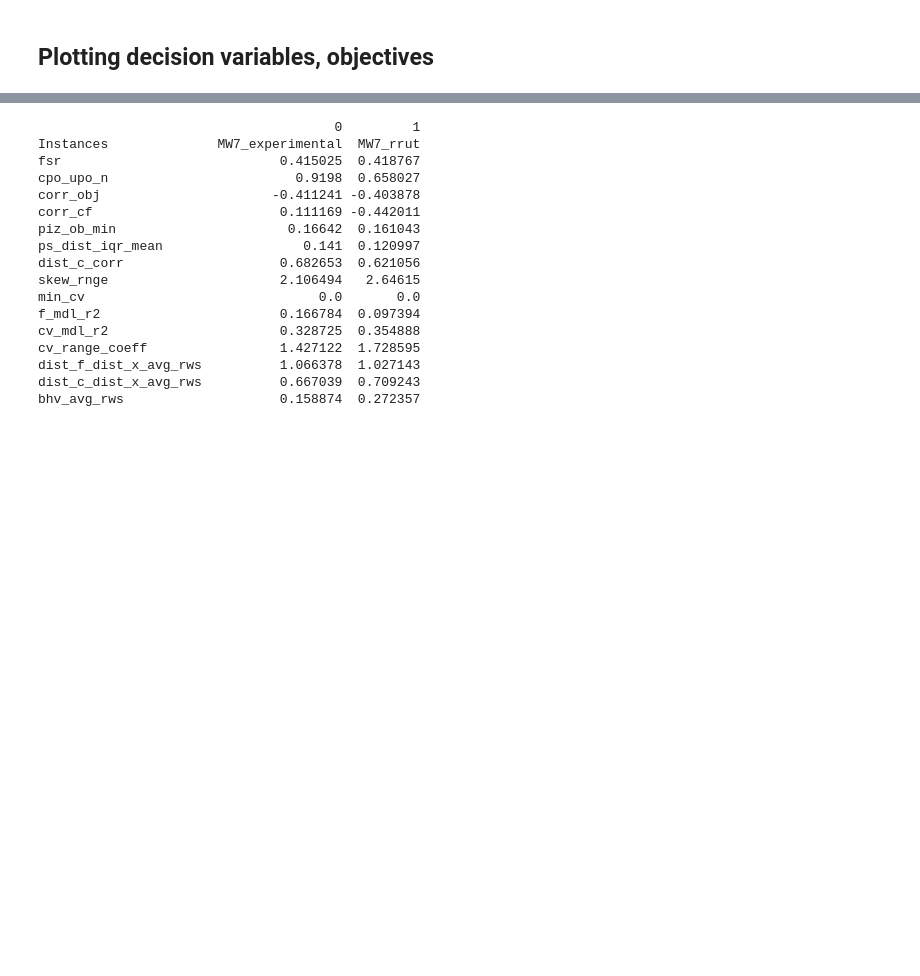
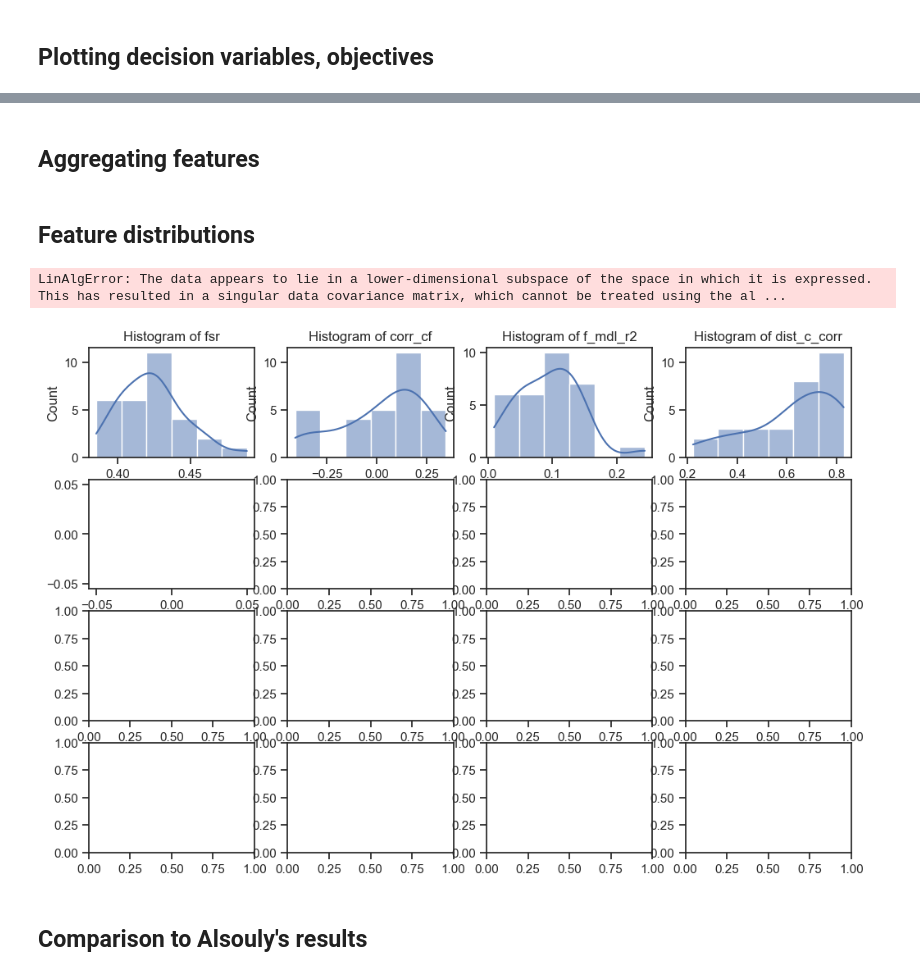
Before and after one commit to richardlovesspaceengineering/rrut_thesis_code, a Jupyter notebook: ISA-CMOP_Python/runner.ipynb, the cells around one changed output, grey strips where cells are left out. Saved outputs shown, nothing was run; the diff lists cells and outputs as text; code cells hidden in the pictures; blank space fills up the shorter version.

```diff
--- a/ISA-CMOP_Python/runner.ipynb
+++ b/ISA-CMOP_Python/runner.ipynb
@@ -205,0 +165,2 @@ landscape.map_features_to_instance_space()
+# %% [markdown]
+## Aggregating features
@@ -206,3 +174,13 @@ landscape.map_features_to_instance_space()
+# %% [markdown]
+## Feature distributions
+# %%
+%autoreload 2
+landscape.plot_feature_histograms()
+# %% [output]
+LinAlgError: The data appears to lie in a lower-dimensional subspace of the space in which it is expressed. This has resulted in a singular data covariance matrix, which cannot be treated using the al ...
+[figure, added]
+# %% [markdown]
+## Comparison to Alsouly's results
 # %%
 # Saving results to pickle file.
 with open("data/MW3_landscape_data.pkl", "wb") as outp:
@@ -217,15 +195,15 @@ unaggregated_rw_table = landscape.make_unaggregated_rw_feature_table()
 
 alsouly_table = landscape.extract_experimental_results()
 
-# landscape.aggregate_features(True)
-# aggregated_YJ_table = landscape.make_aggregated_feature_table()
+landscape.aggregate_features(True)
+aggregated_YJ_table = landscape.make_aggregated_feature_table()
 
 
 comp_table = pd.concat(
     [
         alsouly_table.loc[:, alsouly_table.columns != "feature_D"],
         aggregated_table,
-        # aggregated_YJ_table,
+        aggregated_YJ_table,
     ]
 )
 
@@ -233,21 +211,3 @@ comp_table = pd.concat(
 comp_table.reset_index(drop=True, inplace=True)
 comp_table = comp_table.transpose()
 print(comp_table)
-# %% [output]
-                                      0         1
-Instances              MW7_experimental  MW7_rrut
-fsr                            0.415025  0.418767
-cpo_upo_n                        0.9198  0.658027
-corr_obj                      -0.411241 -0.403878
-corr_cf                        0.111169 -0.442011
-piz_ob_min                      0.16642  0.161043
-ps_dist_iqr_mean                  0.141  0.120997
-dist_c_corr                    0.682653  0.621056
-skew_rnge                      2.106494   2.64615
-min_cv                              0.0       0.0
-f_mdl_r2                       0.166784  0.097394
-cv_mdl_r2                      0.328725  0.354888
-cv_range_coeff                 1.427122  1.728595
-dist_f_dist_x_avg_rws          1.066378  1.027143
-dist_c_dist_x_avg_rws          0.667039  0.709243
-bhv_avg_rws                    0.158874  0.272357
```
Also changed, not shown: parts of 4 cells of this notebook, 6 other files.
